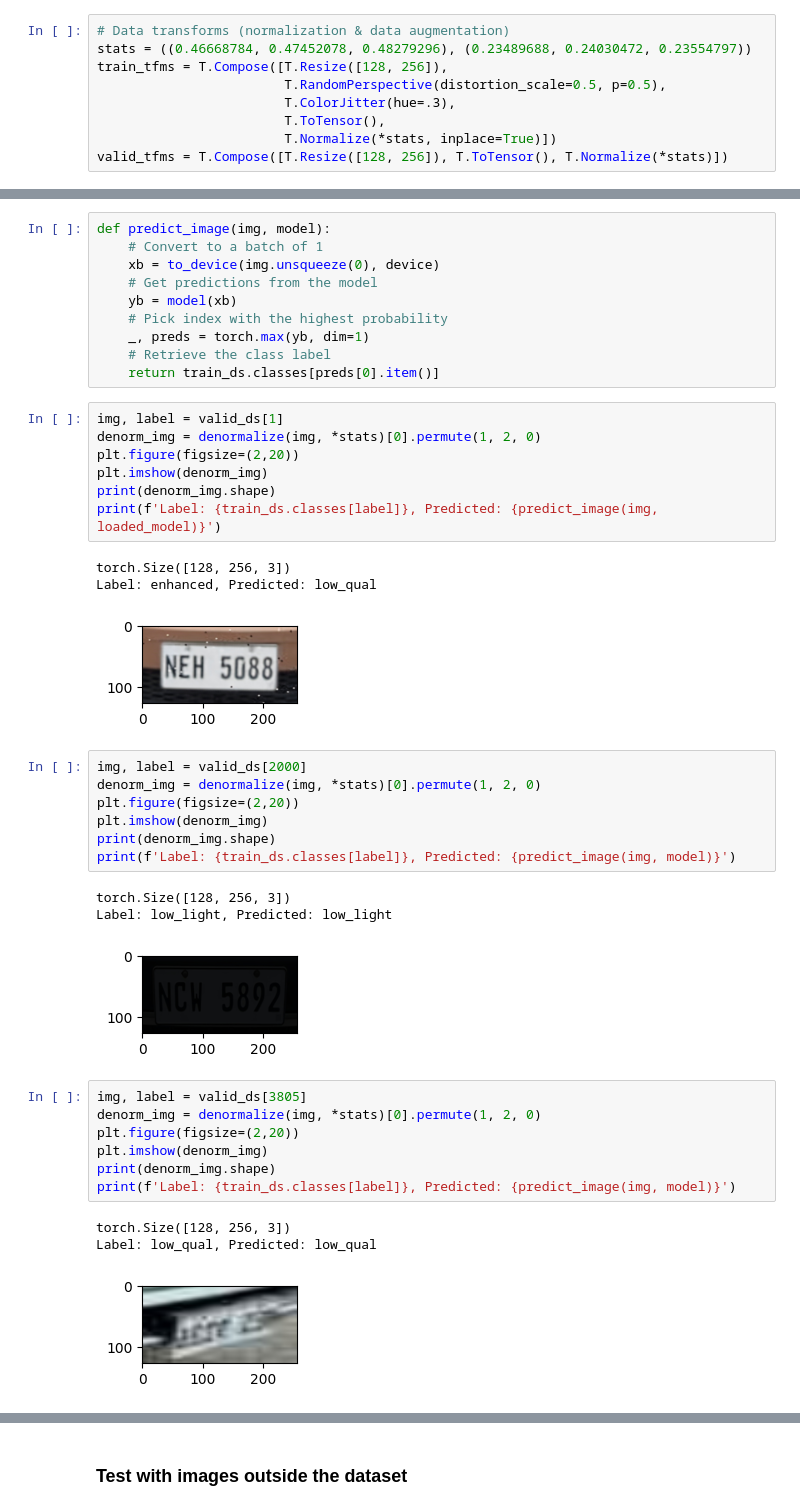
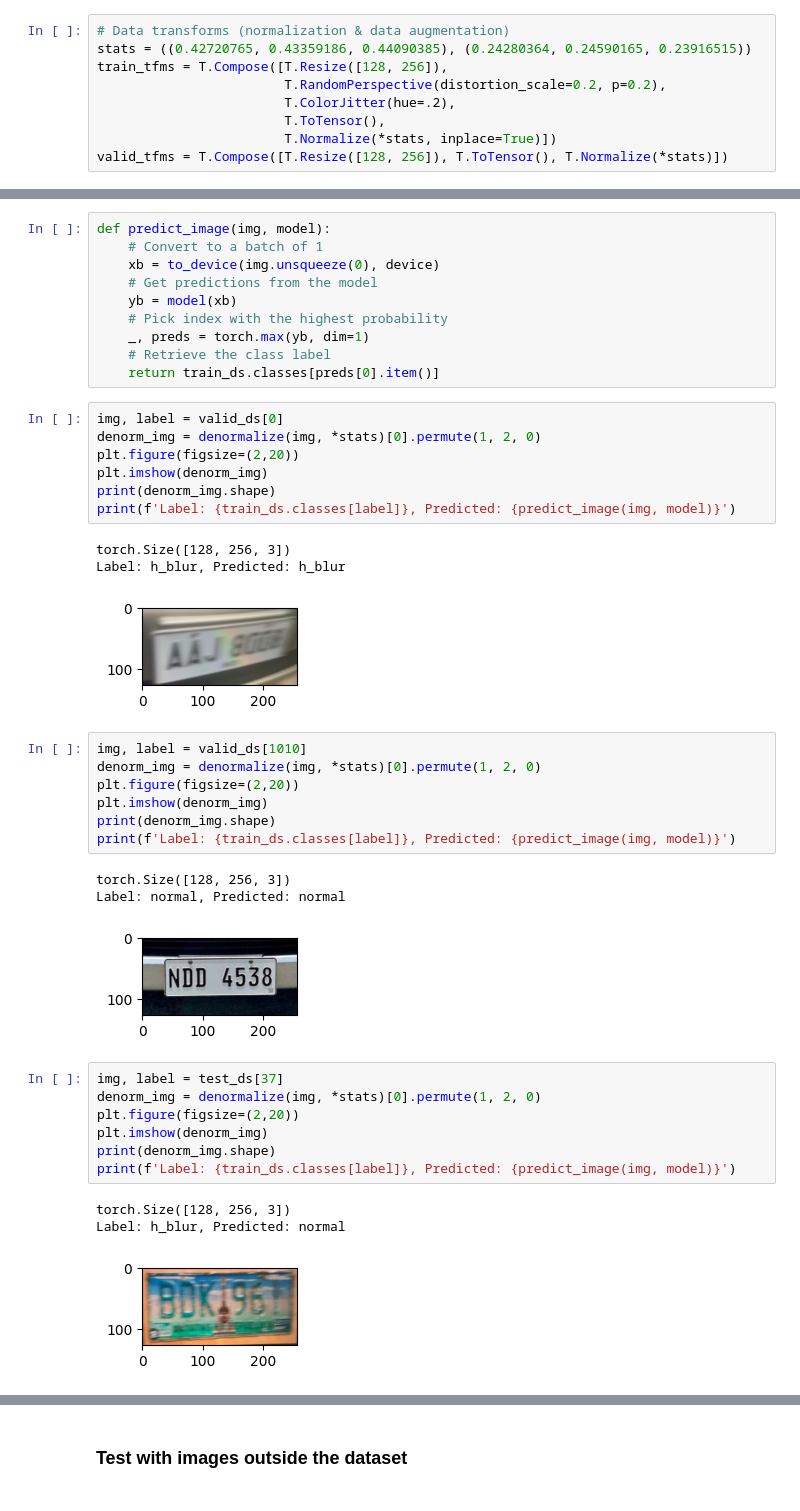
Before and after one commit to jansencruz23/LiPAD-License-Plate-Deblurring-and-Recognition, a Jupyter notebook: src/cnn/distortion_classifier.ipynb, the cells around one changed output, grey strips where cells are left out. Cells and saved outputs as stored; diff of their text form.

```diff
--- a/src/cnn/distortion_classifier.ipynb
+++ b/src/cnn/distortion_classifier.ipynb
@@ -29,10 +29,10 @@ print(classes)
 ### Data Transformation
 # %%
 # Data transforms (normalization & data augmentation)
-stats = ((0.46668784, 0.47452078, 0.48279296), (0.23489688, 0.24030472, 0.23554797))
+stats = ((0.42720765, 0.43359186, 0.44090385), (0.24280364, 0.24590165, 0.23916515))
 train_tfms = T.Compose([T.Resize([128, 256]),
-                        T.RandomPerspective(distortion_scale=0.5, p=0.5),
-                        T.ColorJitter(hue=.3),
+                        T.RandomPerspective(distortion_scale=0.2, p=0.2),
+                        T.ColorJitter(hue=.2),
                         T.ToTensor(),
                         T.Normalize(*stats, inplace=True)])
 valid_tfms = T.Compose([T.Resize([128, 256]), T.ToTensor(), T.Normalize(*stats)])
@@ -366,18 +378,18 @@ def predict_image(img, model):
     # Retrieve the class label
     return train_ds.classes[preds[0].item()]
 # %%
-img, label = valid_ds[1]
+img, label = valid_ds[0]
 denorm_img = denormalize(img, *stats)[0].permute(1, 2, 0)
 plt.figure(figsize=(2,20))
 plt.imshow(denorm_img)
 print(denorm_img.shape)
-print(f'Label: {train_ds.classes[label]}, Predicted: {predict_image(img, loaded_model)}')
+print(f'Label: {train_ds.classes[label]}, Predicted: {predict_image(img, model)}')
 # %% [output]
 torch.Size([128, 256, 3])
-Label: enhanced, Predicted: low_qual
+Label: h_blur, Predicted: h_blur
-[figure, old version]
+[figure, new version]
 # %%
-img, label = valid_ds[2000]
+img, label = valid_ds[1010]
 denorm_img = denormalize(img, *stats)[0].permute(1, 2, 0)
 plt.figure(figsize=(2,20))
 plt.imshow(denorm_img)
@@ -385,18 +397,18 @@ print(denorm_img.shape)
 print(f'Label: {train_ds.classes[label]}, Predicted: {predict_image(img, model)}')
 # %% [output]
 torch.Size([128, 256, 3])
-Label: low_light, Predicted: low_light
+Label: normal, Predicted: normal
-[figure, old version]
+[figure, new version]
 # %%
-img, label = valid_ds[3805]
+img, label = test_ds[37]
 denorm_img = denormalize(img, *stats)[0].permute(1, 2, 0)
 plt.figure(figsize=(2,20))
 plt.imshow(denorm_img)
 print(denorm_img.shape)
 print(f'Label: {train_ds.classes[label]}, Predicted: {predict_image(img, model)}')
 # %% [output]
 torch.Size([128, 256, 3])
-Label: low_qual, Predicted: low_qual
+Label: h_blur, Predicted: normal
-[figure, old version]
+[figure, new version]
 # %%
 [evaluate(model, valid_dl)]
```
Also changed, not shown: parts of 25 cells of this notebook, 30 other files.
